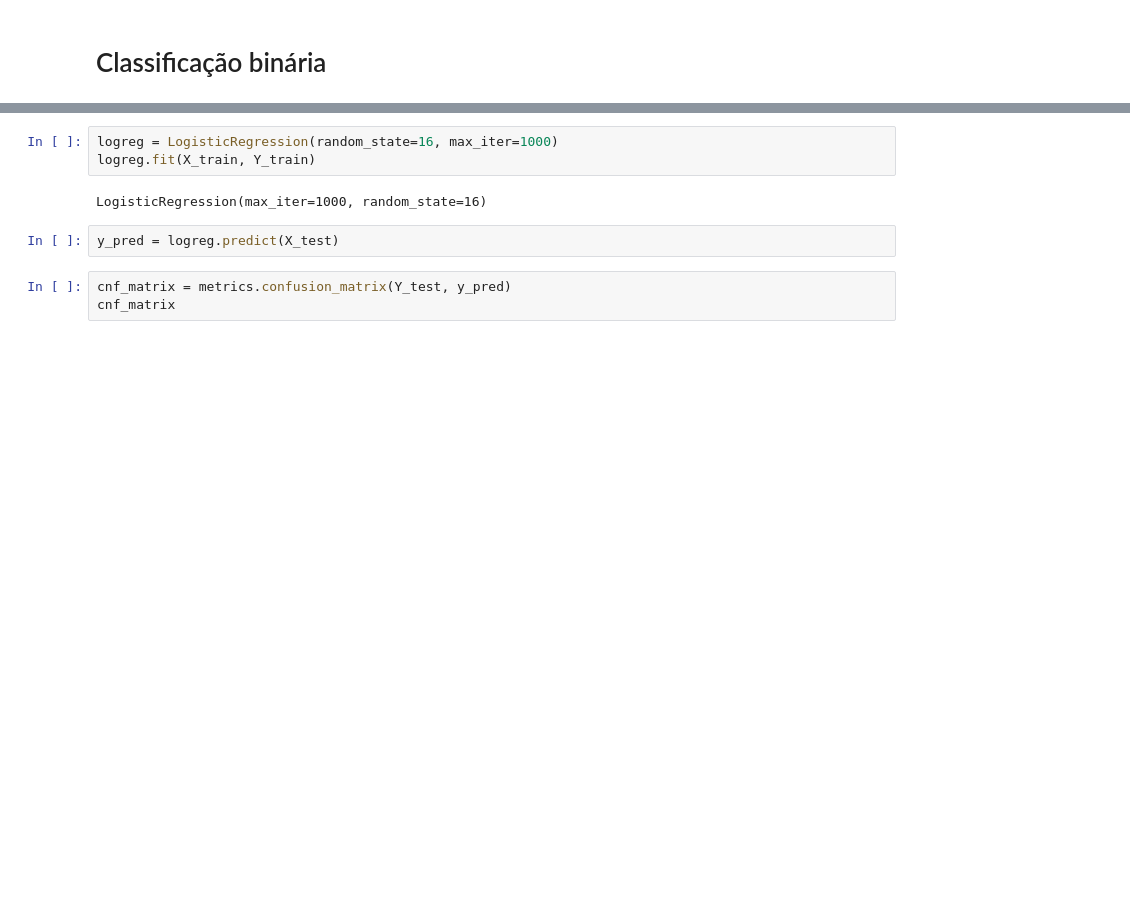
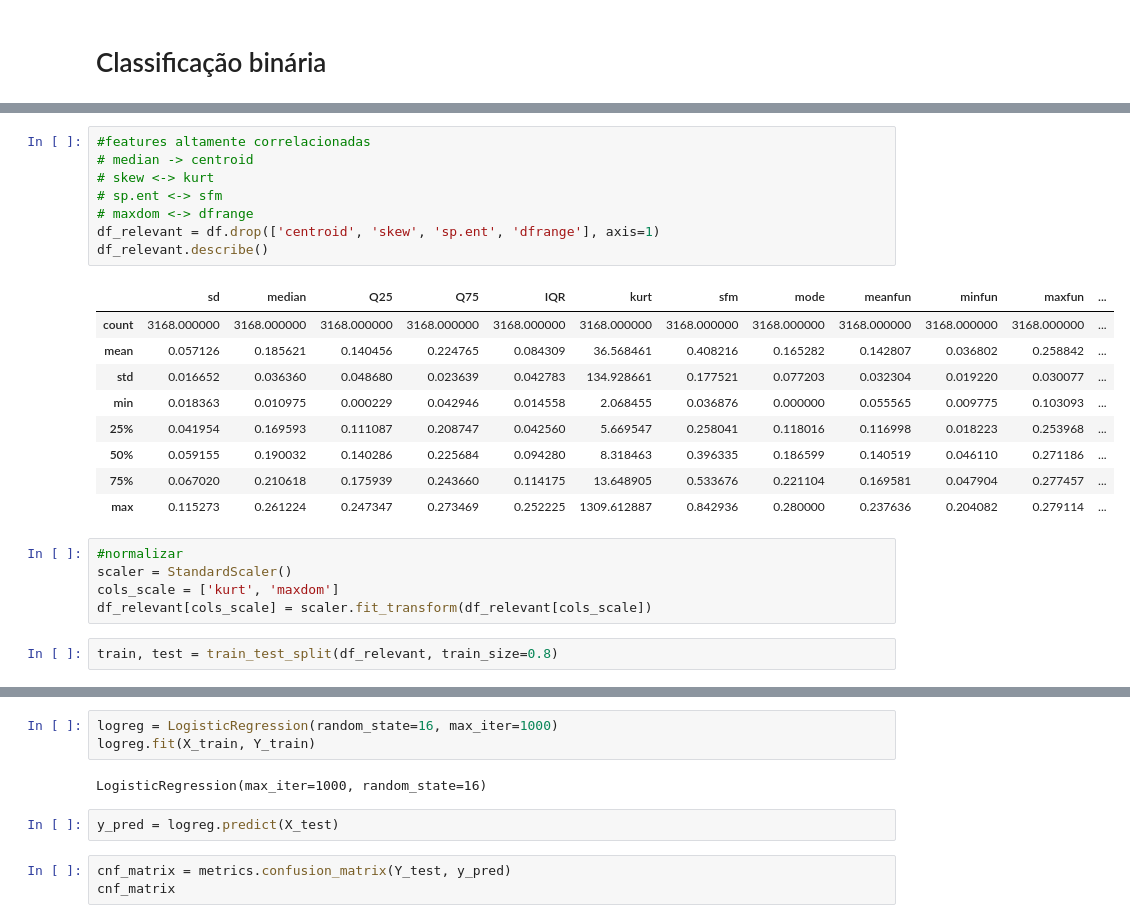
Before and after one commit to marianocho/machineL, a Jupyter notebook: jupyter/atv2/gender_voice.ipynb, the cells around one changed output, grey strips where cells are left out. Drawn from its saved outputs; the diff is of its cells as text; blank space fills up the shorter version.

```diff
--- a/jupyter/atv2/gender_voice.ipynb
+++ b/jupyter/atv2/gender_voice.ipynb
@@ -32,0 +39,25 @@ Y_test = test['label']
+# %%
+#features altamente correlacionadas
+# median -> centroid
+# skew <-> kurt
+# sp.ent <-> sfm
+# maxdom <-> dfrange
+df_relevant = df.drop(['centroid', 'skew', 'sp.ent', 'dfrange'], axis=1)
+df_relevant.describe()
+# %% [output]
+|  | sd | median | Q25 | Q75 | IQR | kurt | sfm | mode | meanfun | minfun | maxfun | ... |
+| count | 3168.000000 | 3168.000000 | 3168.000000 | 3168.000000 | 3168.000000 | 3168.000000 | 3168.000000 | 3168.000000 | 3168.000000 | 3168.000000 | 3168.000000 | ... |
+| mean | 0.057126 | 0.185621 | 0.140456 | 0.224765 | 0.084309 | 36.568461 | 0.408216 | 0.165282 | 0.142807 | 0.036802 | 0.258842 | ... |
+| std | 0.016652 | 0.036360 | 0.048680 | 0.023639 | 0.042783 | 134.928661 | 0.177521 | 0.077203 | 0.032304 | 0.019220 | 0.030077 | ... |
+| min | 0.018363 | 0.010975 | 0.000229 | 0.042946 | 0.014558 | 2.068455 | 0.036876 | 0.000000 | 0.055565 | 0.009775 | 0.103093 | ... |
+| 25% | 0.041954 | 0.169593 | 0.111087 | 0.208747 | 0.042560 | 5.669547 | 0.258041 | 0.118016 | 0.116998 | 0.018223 | 0.253968 | ... |
+| 50% | 0.059155 | 0.190032 | 0.140286 | 0.225684 | 0.094280 | 8.318463 | 0.396335 | 0.186599 | 0.140519 | 0.046110 | 0.271186 | ... |
+| 75% | 0.067020 | 0.210618 | 0.175939 | 0.243660 | 0.114175 | 13.648905 | 0.533676 | 0.221104 | 0.169581 | 0.047904 | 0.277457 | ... |
+| max | 0.115273 | 0.261224 | 0.247347 | 0.273469 | 0.252225 | 1309.612887 | 0.842936 | 0.280000 | 0.237636 | 0.204082 | 0.279114 | ... |
+# %%
+#normalizar
+scaler = StandardScaler()
+cols_scale = ['kurt', 'maxdom']
+df_relevant[cols_scale] = scaler.fit_transform(df_relevant[cols_scale])
+# %%
+train, test = train_test_split(df_relevant, train_size=0.8)
```
Also changed, not shown: parts of 10 cells of this notebook.
